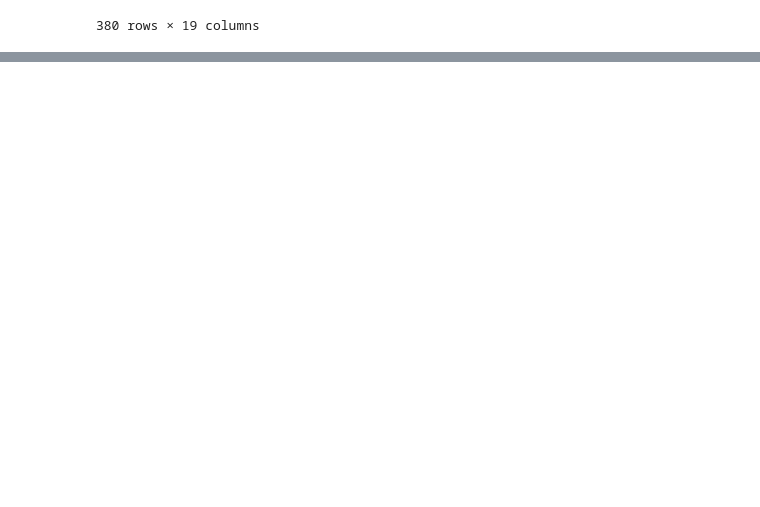
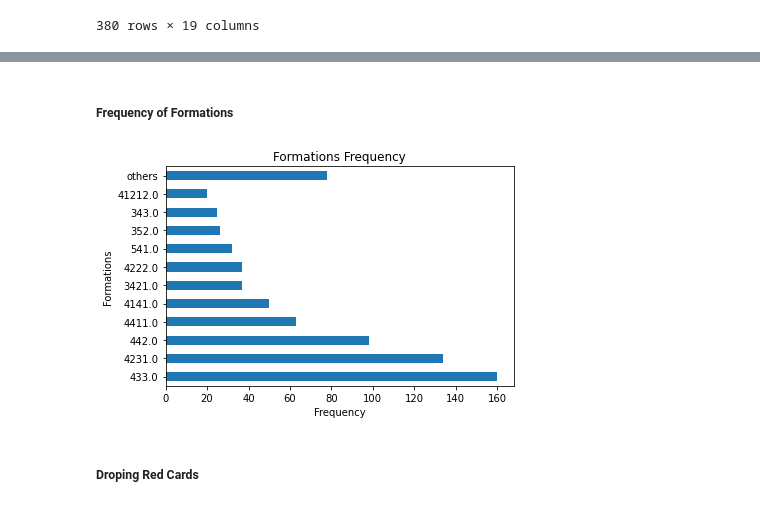
Before and after one commit to brunobelevan/Football-Theory---Formations, a Jupyter notebook: finalProject.ipynb, the cells around one changed output, grey strips where cells are left out. Saved outputs shown, nothing was run; the diff lists cells and outputs as text; code cells hidden in the pictures; blank space fills up the shorter version.

```diff
--- a/finalProject.ipynb
+++ b/finalProject.ipynb
@@ -69,7 +70,7 @@ season_year = "2018/19" # Make sure to follow the string and yyyy/yy format
 # Selection of Webdriver
 browser = webdriver.Chrome()
 browser.maximize_window()
-wait = WebDriverWait(browser, 60)
+wait = WebDriverWait(browser, 30)
 
 # Open Browser
 browser.get(url)
@@ -80,11 +81,14 @@ cookies = wait.until(EC.element_to_be_clickable((By.XPATH, xpath_cookies)))
 time.sleep(wait_time)
 cookies.click()
 
-# Close Add
-xpath_add = '//a[@id="advertClose"]'
-racism = wait.until(EC.element_to_be_clickable((By.XPATH, xpath_add)))
-time.sleep(wait_time)
-racism.click()
+# Close Ad
+try:
+    xpath_ad = '//a[@id="advertClose"]'
+    ad = wait.until(EC.element_to_be_clickable((By.XPATH, xpath_ad)))
+    time.sleep(wait_time)
+    ad.click()
+except:
+    pass
 
 # Open Season Tab
 xpath_season = '//div[@data-dropdown-current="compSeasons"]'
@@ -879,0 +727,24 @@ ax.plot(reg_4[4], beta_0[0] + beta_1[0]*reg_4[4].values)
+# %% [markdown]
+##### Frequency of Formations
+# %%
+by_formation_home = complete_dataset_pred.groupby("Home Formation")["Home Formation"].agg("count")
+by_formation_away = complete_dataset_pred.groupby("Away Formation")["Away Formation"].agg("count")
+
+by_formation = pd.DataFrame(pd.concat([by_formation_home, by_formation_away], axis=1))
+by_formation = by_formation.loc[:, ["Home Formation", "Away Formation"]].sum(axis=1)
+by_formation = by_formation.sort_values(ascending=False)
+
+top_10_formations = by_formation.iloc[0:11]
+top_10_formations = pd.concat([top_10_formations, pd.DataFrame(data=[760 - top_10_formations.sum()], index=["others"])], axis=0)
+
+fig, ax = plt.subplots()
+top_10_formations.plot(kind="barh", legend=False, ax=ax)
+#ax.axvline(by_formation.mean(), color="k", linestyle='--')
+ax.set_title("Formations Frequency")
+ax.set_ylabel("Formations")
+ax.set_xlabel("Frequency")
+fig.tight_layout()
+# %% [output]
+[figure, added]
+# %% [markdown]
+##### Droping Red Cards
```
Also changed, not shown: parts of 25 cells of this notebook, 1 other file.
